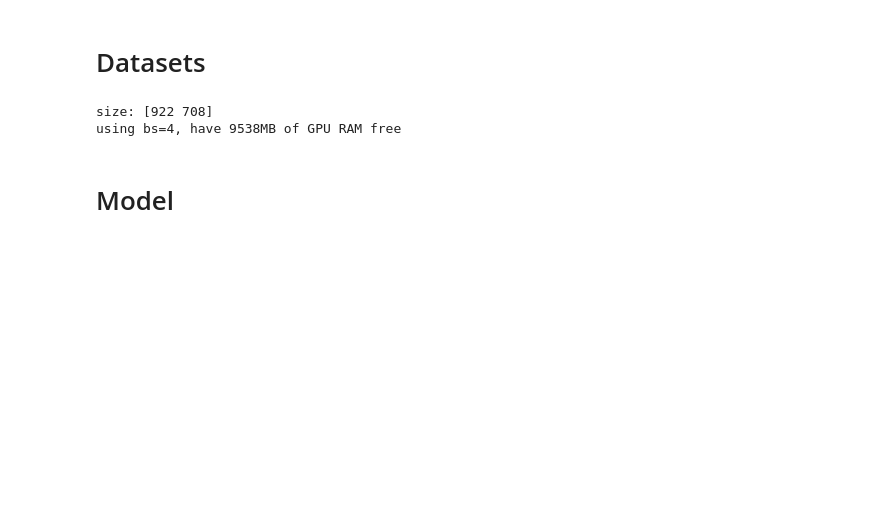
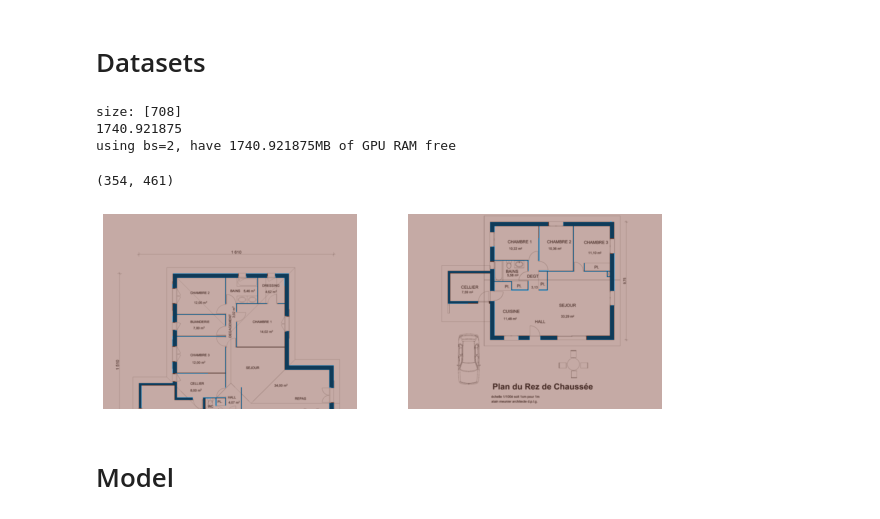
Before and after one commit to chosia/fastai-wall-detection, a Jupyter notebook: fastai-wall-detection.ipynb, the cells around one changed output. Drawn from its saved outputs; the diff is of its cells as text; code cells hidden in the pictures; blank space fills up the shorter version.

```diff
--- a/fastai-wall-detection.ipynb
+++ b/fastai-wall-detection.ipynb
@@ -49,12 +72,13 @@ codes = ['wall', 'not-wall']; codes
 size = src_size//8
 print(f"size: {size}")
 
-free = gpu_mem_get_free_no_cache()
+free = (torch.cuda.get_device_properties(0).total_memory - torch.cuda.memory_allocated(0)) / (1024 * 1024)
+print(free)
 # the max size of bs depends on the available GPU RAM
-if free > 8200: bs=8
-else:           bs=4
-bs=4
+if free > 8200: bs=4
+else:           bs=2
 print(f"using bs={bs}, have {free}MB of GPU RAM free")
 # %% [output]
-size: [922 708]
-using bs=4, have 9538MB of GPU RAM free
+size: [708]
+1740.921875
+using bs=2, have 1740.921875MB of GPU RAM free
@@ -63,0 +85,11 @@ transforms=get_transforms()
+# %%
+smaller = tuple(int(x/16) for x in mask.size); smaller
+# %% [output]
+(354, 461)
+# %%
+datablock = DataBlock(blocks=(ImageBlock, MaskBlock(codes)),
+                      get_items=get_image_files,
+                      splitter=RandomSplitter(valid_pct=0.1, seed=42),
+                      get_y=get_y_fn,
+                      batch_tfms=[Normalize.from_stats(*imagenet_stats)],
+                      item_tfms=[Resize(smaller)])
@@ -76,7 +110,9 @@ data = (src.transform(transforms, size=size, tfm_y=True)
 
 # plot_multi(_plot, 3, 3, figsize=(8,8))
 # %%
-#data.show_batch(3, figsize=(10,7))
+dls.show_batch(figsize=(10,7))
+# %% [output]
+[figure, added]
 # %%
 #data.show_batch(3, figsize=(10,7), ds_type=DatasetType.Valid)
 # %% [markdown]
```
Also changed, not shown: parts of 32 cells of this notebook.
